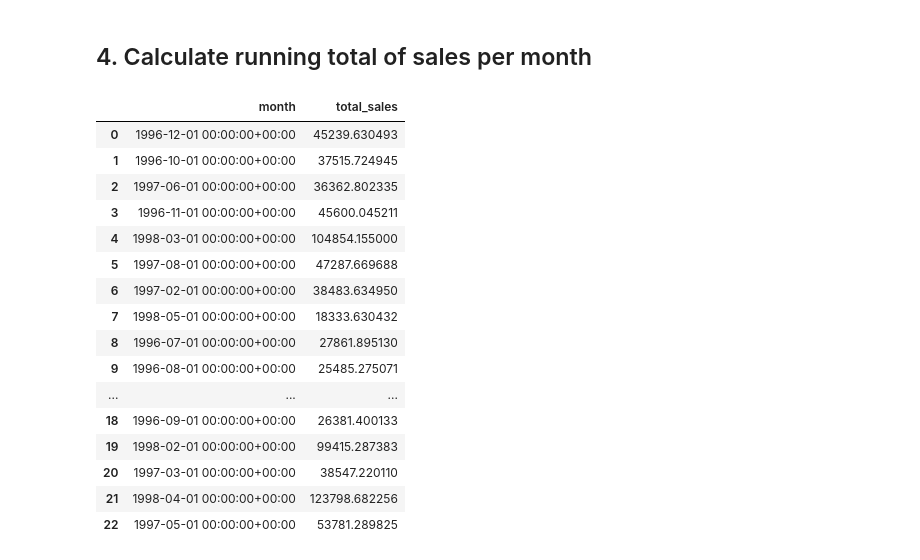
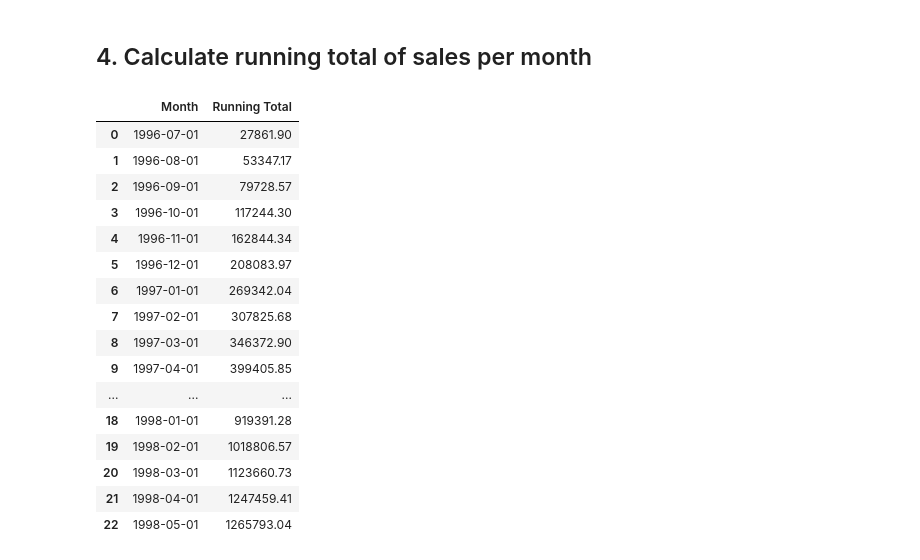
Before and after one commit to luc-dt/sql-northwind-traders, a Jupyter notebook: eda-northwind-traders.ipynb, the cells around one changed output. Cells and saved outputs as stored; diff of their text form; code cells hidden in the pictures.

```diff
--- a/eda-northwind-traders.ipynb
+++ b/eda-northwind-traders.ipynb
@@ -236,34 +236,40 @@ run_query("""
 | 8 | 5 | Steven | Buchanan | 9 |
 # %% [markdown]
 ## 4. Calculate running total of sales per month
+# %%
+import pandas as pd
+
+pd.set_option('display.float_format', lambda x: f'{x:.2f}')
 # %%
 run_query("""
     WITH monthlySales AS(
         SELECT
-            DATE_TRUNC('month', order_date) AS month,
+            DATE_TRUNC('month', order_date)::DATE AS "Month",
             SUM(od.unit_price * od.quantity * (1 - od.discount)) AS Total_Sales
         FROM orders o
         INNER JOIN order_details od ON o.order_id = od.order_id
         GROUP BY DATE_TRUNC('month', order_date)
     )
-        SELECT *
+        SELECT "Month",
+            SUM(Total_Sales) OVER (ORDER BY "Month") AS "Running Total"
         FROM monthlySales
+        ORDER BY "Month"
 """)
 # %% [output]
-|  | month | total_sales |
-| 0 | 1996-12-01 00:00:00+00:00 | 45239.630493 |
-| 1 | 1996-10-01 00:00:00+00:00 | 37515.724945 |
-| 2 | 1997-06-01 00:00:00+00:00 | 36362.802335 |
-| 3 | 1996-11-01 00:00:00+00:00 | 45600.045211 |
-| 4 | 1998-03-01 00:00:00+00:00 | 104854.155000 |
-| 5 | 1997-08-01 00:00:00+00:00 | 47287.669688 |
-| 6 | 1997-02-01 00:00:00+00:00 | 38483.634950 |
-| 7 | 1998-05-01 00:00:00+00:00 | 18333.630432 |
-| 8 | 1996-07-01 00:00:00+00:00 | 27861.895130 |
-| 9 | 1996-08-01 00:00:00+00:00 | 25485.275071 |
+|  | Month | Running Total |
+| 0 | 1996-07-01 | 27861.90 |
+| 1 | 1996-08-01 | 53347.17 |
+| 2 | 1996-09-01 | 79728.57 |
+| 3 | 1996-10-01 | 117244.30 |
+| 4 | 1996-11-01 | 162844.34 |
+| 5 | 1996-12-01 | 208083.97 |
+| 6 | 1997-01-01 | 269342.04 |
+| 7 | 1997-02-01 | 307825.68 |
+| 8 | 1997-03-01 | 346372.90 |
+| 9 | 1997-04-01 | 399405.85 |
 | ... | ... | ... |
-| 18 | 1996-09-01 00:00:00+00:00 | 26381.400133 |
-| 19 | 1998-02-01 00:00:00+00:00 | 99415.287383 |
-| 20 | 1997-03-01 00:00:00+00:00 | 38547.220110 |
-| 21 | 1998-04-01 00:00:00+00:00 | 123798.682256 |
-| 22 | 1997-05-01 00:00:00+00:00 | 53781.289825 |
+| 18 | 1998-01-01 | 919391.28 |
+| 19 | 1998-02-01 | 1018806.57 |
+| 20 | 1998-03-01 | 1123660.73 |
+| 21 | 1998-04-01 | 1247459.41 |
+| 22 | 1998-05-01 | 1265793.04 |
```
Also changed, not shown: parts of 8 cells of this notebook, 4 other files.
